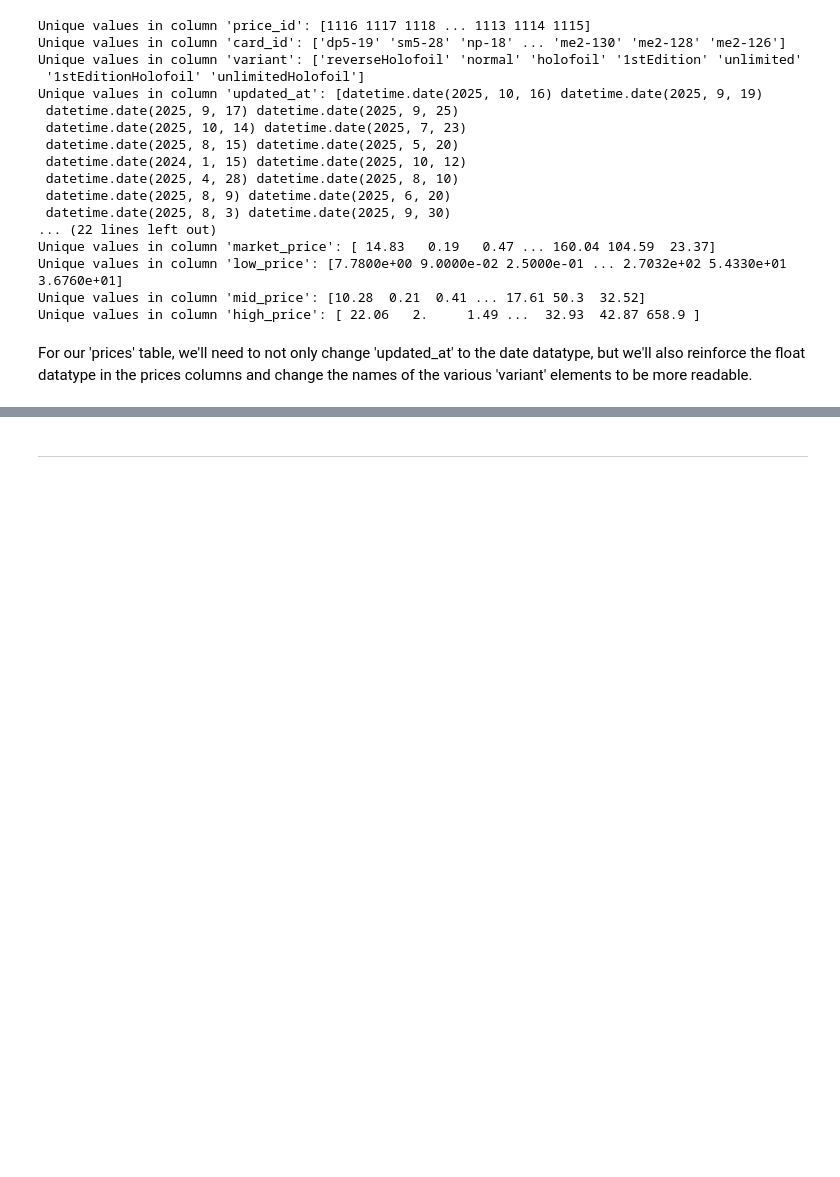
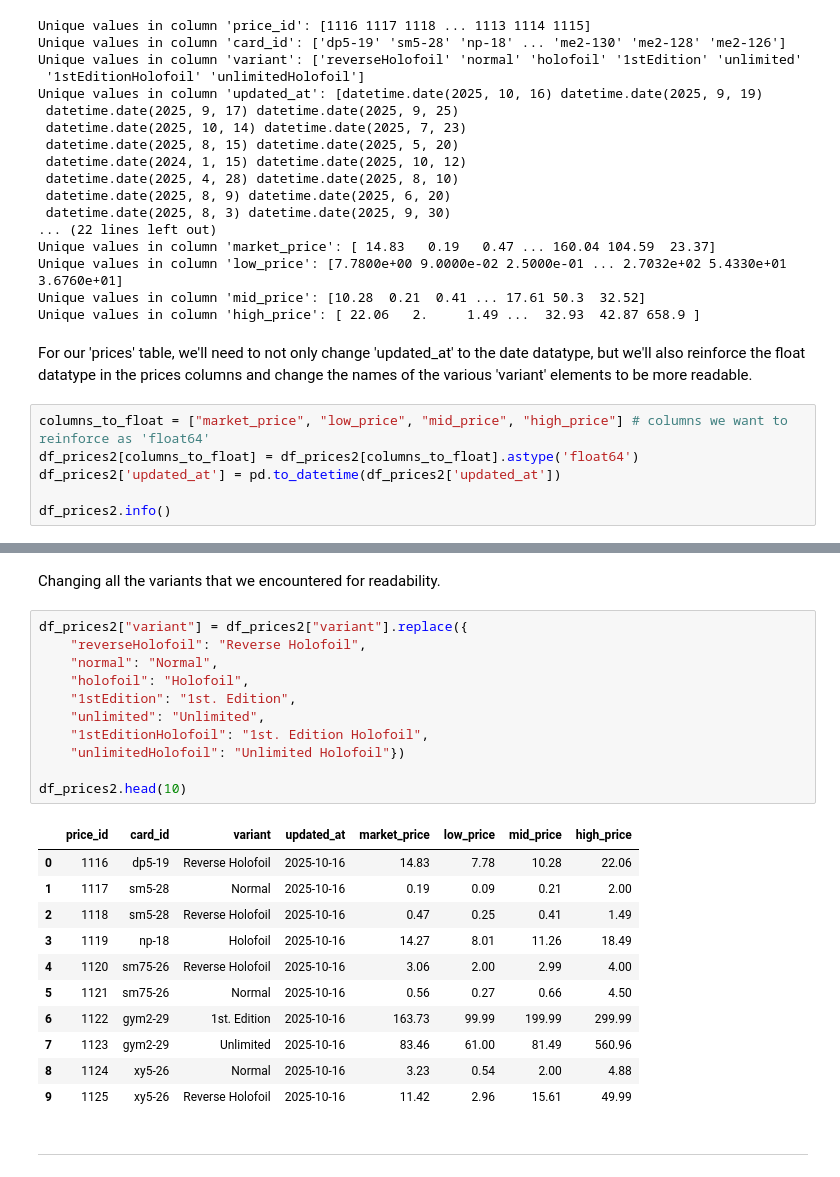
Before and after one commit to jared-joering/Pokemon-Stocks, a Jupyter notebook: projects/clean-and-standardize.ipynb, the cells around one changed output, grey strips where cells are left out. Drawn from its saved outputs; the diff is of its cells as text; blank space fills up the shorter version.

Commit message:
changed datatypes for two columns and fixed readability for variant column

```diff
--- a/projects/clean-and-standardize.ipynb
+++ b/projects/clean-and-standardize.ipynb
@@ -189,3 +189,9 @@ Unique values in column 'mid_price': [10.28  0.21  0.41 ... 17.61 50.3  32.52]
 Unique values in column 'high_price': [ 22.06   2.     1.49 ...  32.93  42.87 658.9 ]
 # %% [markdown]
 For our 'prices' table, we'll need to not only change 'updated_at' to the date datatype, but we'll also reinforce the float datatype in the prices columns and change the names of the various 'variant' elements to be more readable.
+# %%
+columns_to_float = ["market_price", "low_price", "mid_price", "high_price"] # columns we want to reinforce as 'float64'
+df_prices2[columns_to_float] = df_prices2[columns_to_float].astype('float64')
+df_prices2['updated_at'] = pd.to_datetime(df_prices2['updated_at'])
+
+df_prices2.info()
@@ -192,2 +214,27 @@ For our 'prices' table, we'll need to not only change 'updated_at' to the date d
+# %% [markdown]
+Changing all the variants that we encountered for readability.
+# %%
+df_prices2["variant"] = df_prices2["variant"].replace({
+    "reverseHolofoil": "Reverse Holofoil",
+    "normal": "Normal",
+    "holofoil": "Holofoil",
+    "1stEdition": "1st. Edition",
+    "unlimited": "Unlimited",
+    "1stEditionHolofoil": "1st. Edition Holofoil",
+    "unlimitedHolofoil": "Unlimited Holofoil"})
+
+df_prices2.head(10)
+# %% [output]
+|  | price_id | card_id | variant | updated_at | market_price | low_price | mid_price | high_price |
+| 0 | 1116 | dp5-19 | Reverse Holofoil | 2025-10-16 | 14.83 | 7.78 | 10.28 | 22.06 |
+| 1 | 1117 | sm5-28 | Normal | 2025-10-16 | 0.19 | 0.09 | 0.21 | 2.00 |
+| 2 | 1118 | sm5-28 | Reverse Holofoil | 2025-10-16 | 0.47 | 0.25 | 0.41 | 1.49 |
+| 3 | 1119 | np-18 | Holofoil | 2025-10-16 | 14.27 | 8.01 | 11.26 | 18.49 |
+| 4 | 1120 | sm75-26 | Reverse Holofoil | 2025-10-16 | 3.06 | 2.00 | 2.99 | 4.00 |
+| 5 | 1121 | sm75-26 | Normal | 2025-10-16 | 0.56 | 0.27 | 0.66 | 4.50 |
+| 6 | 1122 | gym2-29 | 1st. Edition | 2025-10-16 | 163.73 | 99.99 | 199.99 | 299.99 |
+| 7 | 1123 | gym2-29 | Unlimited | 2025-10-16 | 83.46 | 61.00 | 81.49 | 560.96 |
+| 8 | 1124 | xy5-26 | Normal | 2025-10-16 | 3.23 | 0.54 | 2.00 | 4.88 |
+| 9 | 1125 | xy5-26 | Reverse Holofoil | 2025-10-16 | 11.42 | 2.96 | 15.61 | 49.99 |
 # %% [markdown]
 ---
```
Also changed, not shown: parts of 1 cell of this notebook.
